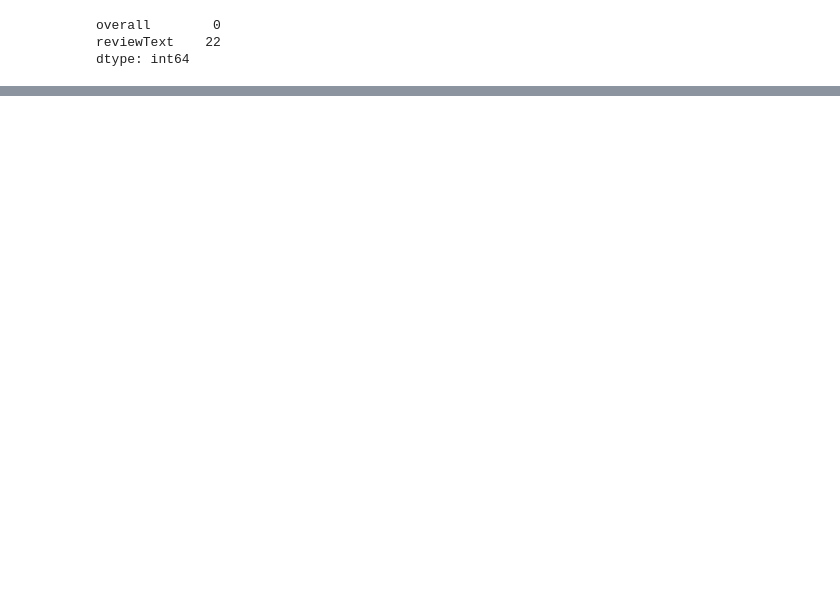
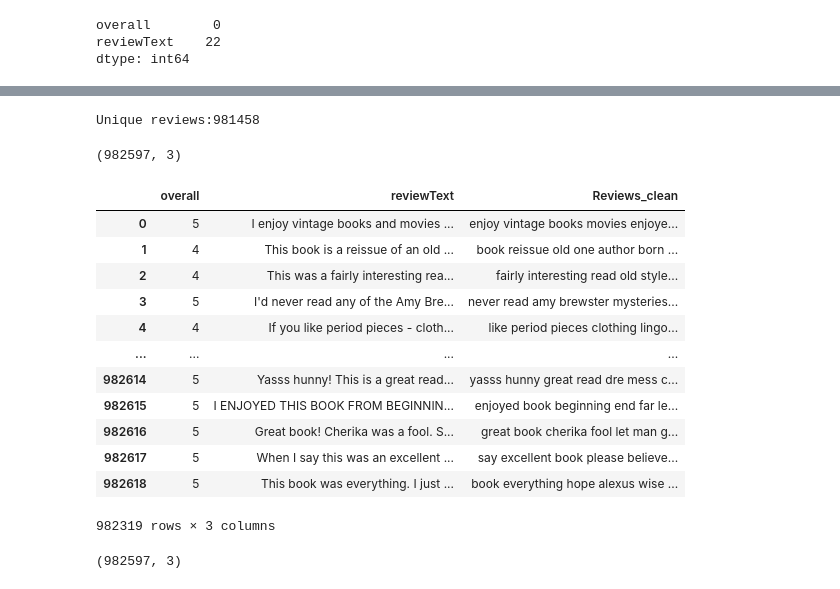
Before and after one commit to iamabhaytiwari343/SentimentAnalyzer, a Jupyter notebook: individualNotebooks/Kindle_Reviewa.ipynb, the cells around one changed output, grey strips where cells are left out. Cells and saved outputs as stored; diff of their text form; code cells hidden in the pictures; blank space fills up the shorter version.

```diff
--- a/individualNotebooks/Kindle_Reviewa.ipynb
+++ b/individualNotebooks/Kindle_Reviewa.ipynb
@@ -148 +141,7 @@ Name: reviewText, Length: 982597, dtype: object
+# %%
+# Check which rows in 'Column1' have non-string values
+non_string_rows = rf['reviewText'].apply(lambda x: not isinstance(x, str))
+
+# Drop rows with non-string values in 'Column1'
+rf = rf.dropna(subset=['reviewText'], how='all')
 # %%
@@ -154,0 +170,30 @@ TypeError: expected string or bytes-like object, got 'float'
+# %%
+print('Unique reviews:%s' % rf.Reviews_clean.nunique())
+# print('Unique movie names:%s' % df.Movies.nunique())
+# print('No of ratings:%s'% df.Ratings.count())
+# %% [output]
+Unique reviews:981458
+# %%
+rf.shape
+# %% [output]
+(982597, 3)
+# %%
+rf.drop_duplicates()
+# %% [output]
+|  | overall | reviewText | Reviews_clean |
+| 0 | 5 | I enjoy vintage books and movies ... | enjoy vintage books movies enjoye... |
+| 1 | 4 | This book is a reissue of an old ... | book reissue old one author born ... |
+| 2 | 4 | This was a fairly interesting rea... | fairly interesting read old style... |
+| 3 | 5 | I'd never read any of the Amy Bre... | never read amy brewster mysteries... |
+| 4 | 4 | If you like period pieces - cloth... | like period pieces clothing lingo... |
+| ... | ... | ... | ... |
+| 982614 | 5 | Yasss hunny! This is a great read... | yasss hunny great read dre mess c... |
+| 982615 | 5 | I ENJOYED THIS BOOK FROM BEGINNIN... | enjoyed book beginning end far le... |
+| 982616 | 5 | Great book! Cherika was a fool. S... | great book cherika fool let man g... |
+| 982617 | 5 | When I say this was an excellent ... | say excellent book please believe... |
+| 982618 | 5 | This book was everything. I just ... | book everything hope alexus wise ... |
+982319 rows × 3 columns
+# %%
+rf.shape
+# %% [output]
+(982597, 3)
```
Also changed, not shown: parts of 11 cells of this notebook, 3 other files.
